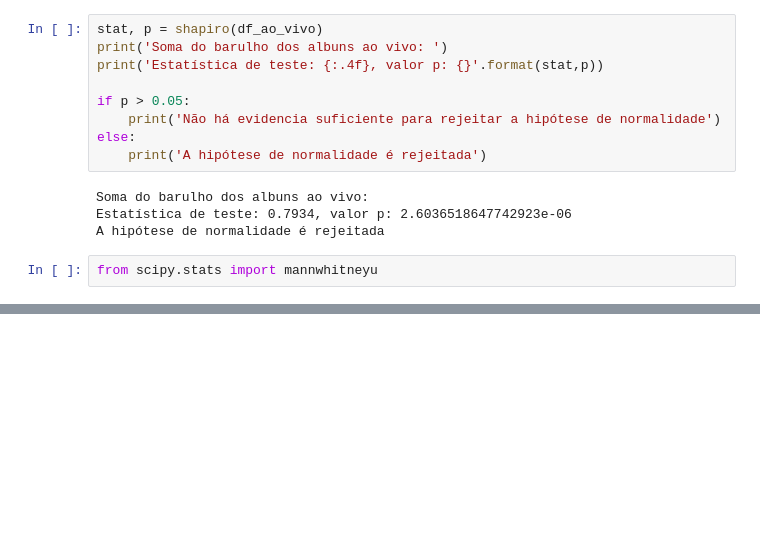
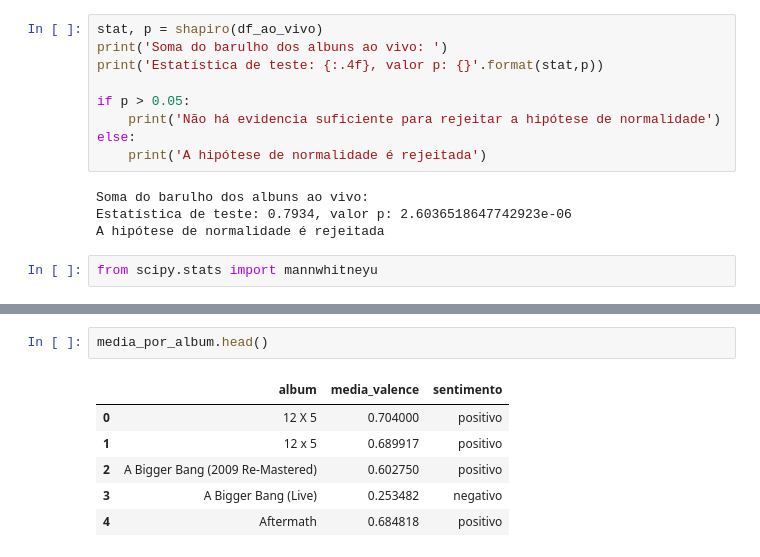
Before and after one commit to mvsampaio98/Data_Science, a Jupyter notebook: Estudos/FIAP/Fase2/2_EDA.ipynb, the cells around one changed output, grey strips where cells are left out. Saved outputs shown, nothing was run; the diff lists cells and outputs as text; blank space fills up the shorter version.

```diff
--- a/Estudos/FIAP/Fase2/2_EDA.ipynb
+++ b/Estudos/FIAP/Fase2/2_EDA.ipynb
@@ -345,0 +357,9 @@ Não há diferença estatisticamente significante
+# %%
+media_por_album.head()
+# %% [output]
+|  | album | media_valence | sentimento |
+| 0 | 12 X 5 | 0.704000 | positivo |
+| 1 | 12 x 5 | 0.689917 | positivo |
+| 2 | A Bigger Bang (2009 Re-Mastered) | 0.602750 | positivo |
+| 3 | A Bigger Bang (Live) | 0.253482 | negativo |
+| 4 | Aftermath | 0.684818 | positivo |
```
Also changed, not shown: parts of 7 cells of this notebook.
